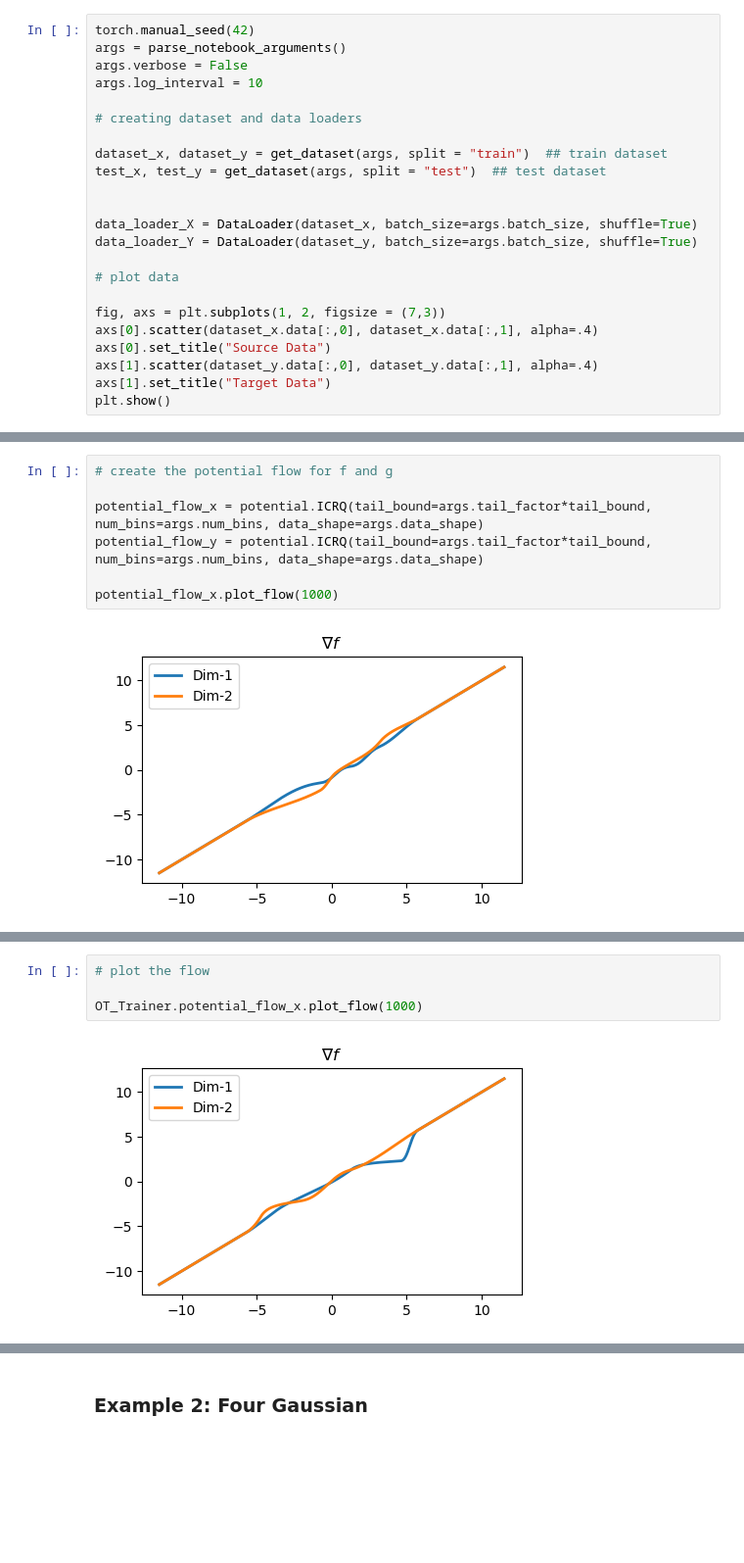
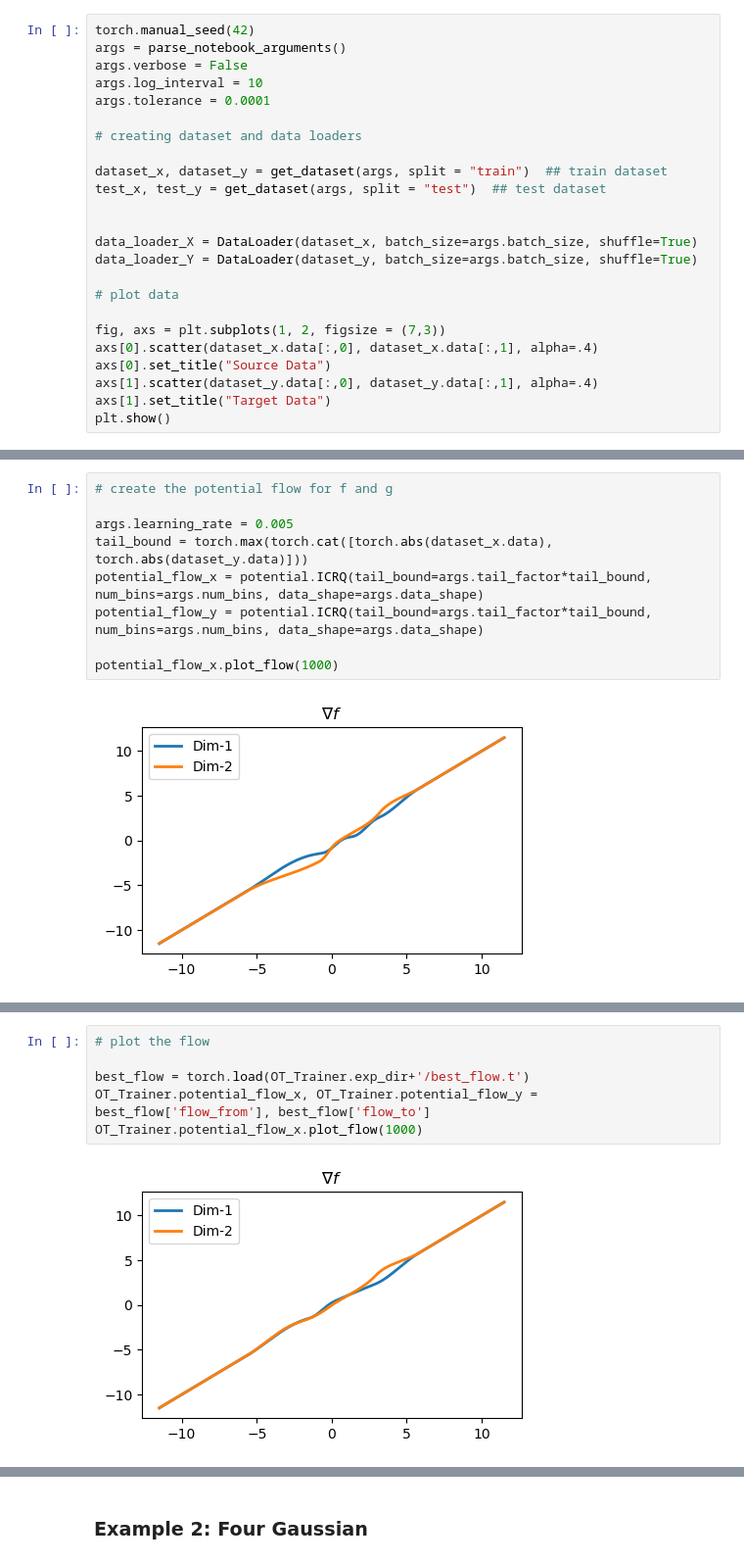
Before and after one commit to medhaaga/OT_flow, a Jupyter notebook: potential_flows/flow/diagonal_maps.ipynb, the cells around one changed output, grey strips where cells are left out. Shown at 98% size. Saved outputs shown, nothing was run; the diff lists cells and outputs as text; blank space fills up the shorter version.

```diff
--- a/potential_flows/flow/diagonal_maps.ipynb
+++ b/potential_flows/flow/diagonal_maps.ipynb
@@ -67,6 +67,7 @@ torch.manual_seed(42)
 args = parse_notebook_arguments()
 args.verbose = False
 args.log_interval = 10
+args.tolerance = 0.0001
 
 # creating dataset and data loaders
 
@@ -128,6 +129,8 @@ plt.show()
 # %%
 # create the potential flow for f and g
 
+args.learning_rate = 0.005
+tail_bound = torch.max(torch.cat([torch.abs(dataset_x.data), torch.abs(dataset_y.data)]))
 potential_flow_x = potential.ICRQ(tail_bound=args.tail_factor*tail_bound, num_bins=args.num_bins, data_shape=args.data_shape)
 potential_flow_y = potential.ICRQ(tail_bound=args.tail_factor*tail_bound, num_bins=args.num_bins, data_shape=args.data_shape)
 
@@ -142,9 +146,11 @@ OT_Trainer.learn()
 # %%
 # plot the flow
 
+best_flow = torch.load(OT_Trainer.exp_dir+'/best_flow.t')
+OT_Trainer.potential_flow_x, OT_Trainer.potential_flow_y = best_flow['flow_from'], best_flow['flow_to']
 OT_Trainer.potential_flow_x.plot_flow(1000)
 # %% [output]
-[figure, old version]
+[figure, new version]
 # %%
 # plotting train and test loss
 
```
Also changed, not shown: parts of 13 cells of this notebook, 2 other files.
